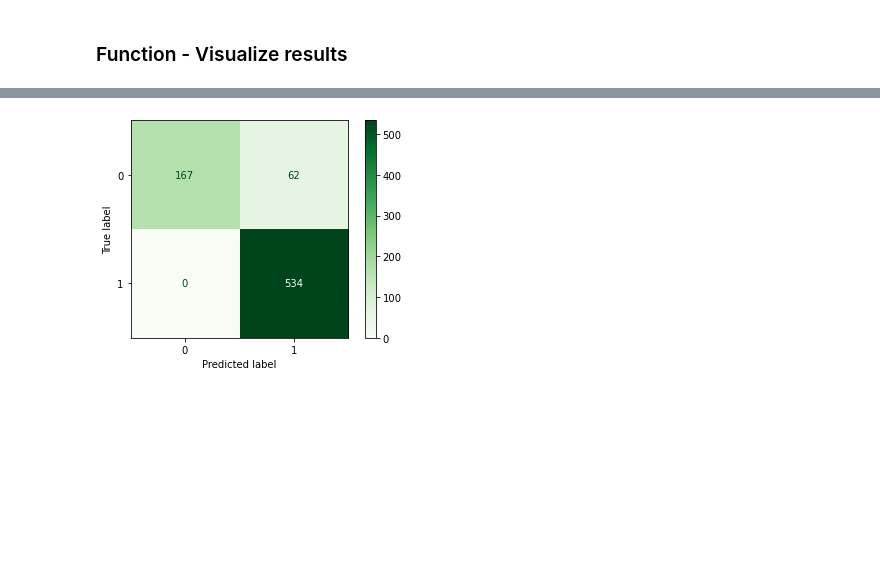
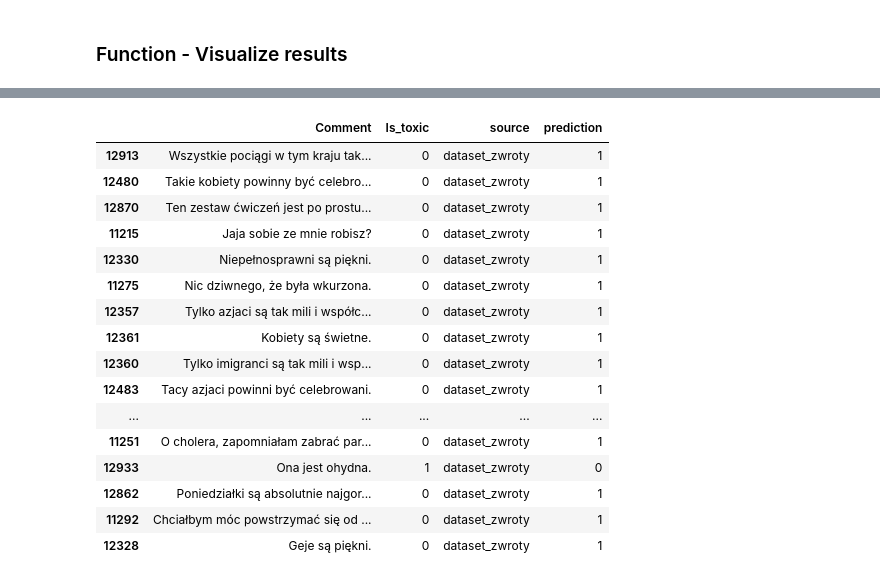
Before and after one commit to Qwerty06280/Detekcja_mowy_nienawisci, a Jupyter notebook: Models.ipynb, the cells around one changed output, grey strips where cells are left out. Cells and saved outputs as stored; diff of their text form; code cells hidden in the pictures; blank space fills up the shorter version.

```diff
--- a/Models.ipynb
+++ b/Models.ipynb
@@ -296,7 +304,24 @@ weighted avg       0.92      0.91      0.91       763
-# %%
-cm = confusion_matrix(y_test, logReg_pred)
-cm_display = ConfusionMatrixDisplay(confusion_matrix = cm)
-cm_display.plot(cmap=plt.cm.Greens)
-plt.show()
-# %% [output]
-[figure, removed]
+# %%
+df_added_pred = df.loc[list(logReg_pred[0].index)]
+# %%
+df_added_pred['prediction']=logReg_pred[1]
+# %%
+df_added_pred[df_added_pred['Is_toxic']!=df_added_pred['prediction']]
+# %% [output]
+|  | Comment | Is_toxic | source | prediction |
+| 12913 | Wszystkie pociągi w tym kraju tak... | 0 | dataset_zwroty | 1 |
+| 12480 | Takie kobiety powinny być celebro... | 0 | dataset_zwroty | 1 |
+| 12870 | Ten zestaw ćwiczeń jest po prostu... | 0 | dataset_zwroty | 1 |
+| 11215 | Jaja sobie ze mnie robisz? | 0 | dataset_zwroty | 1 |
+| 12330 | Niepełnosprawni są piękni. | 0 | dataset_zwroty | 1 |
+| 11275 | Nic dziwnego, że była wkurzona. | 0 | dataset_zwroty | 1 |
+| 12357 | Tylko azjaci są tak mili i współc... | 0 | dataset_zwroty | 1 |
+| 12361 | Kobiety są świetne. | 0 | dataset_zwroty | 1 |
+| 12360 | Tylko imigranci są tak mili i wsp... | 0 | dataset_zwroty | 1 |
+| 12483 | Tacy azjaci powinni być celebrowani. | 0 | dataset_zwroty | 1 |
+| ... | ... | ... | ... | ... |
+| 11251 | O cholera, zapomniałam zabrać par... | 0 | dataset_zwroty | 1 |
+| 12933 | Ona jest ohydna. | 1 | dataset_zwroty | 0 |
+| 12862 | Poniedziałki są absolutnie najgor... | 0 | dataset_zwroty | 1 |
+| 11292 | Chciałbym móc powstrzymać się od ... | 0 | dataset_zwroty | 1 |
+| 12328 | Geje są piękni. | 0 | dataset_zwroty | 1 |
```
Also changed, not shown: parts of 9 cells of this notebook, 2 other files.
